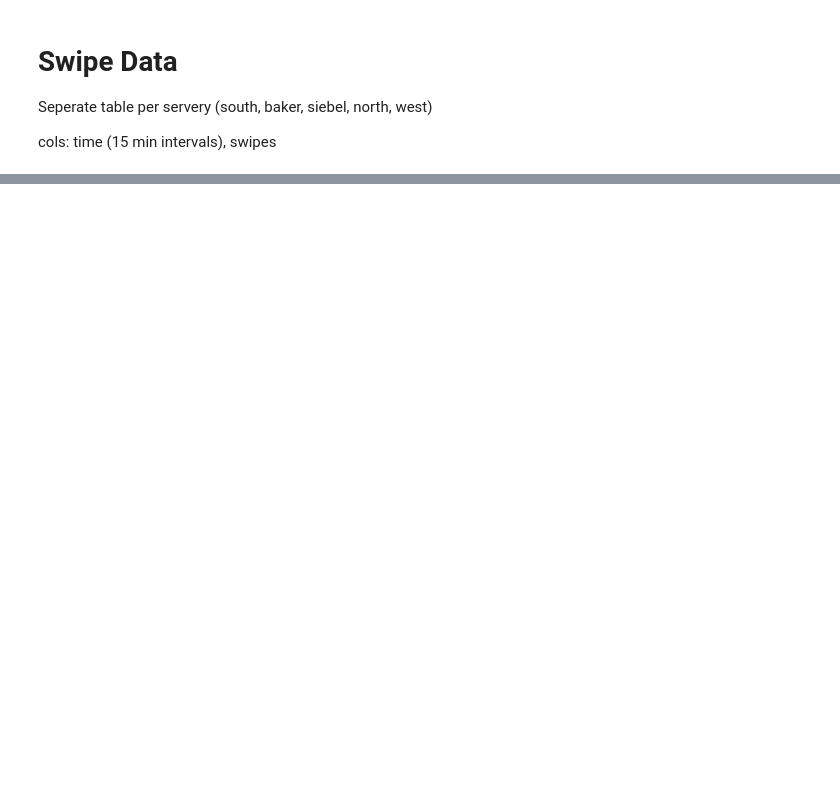
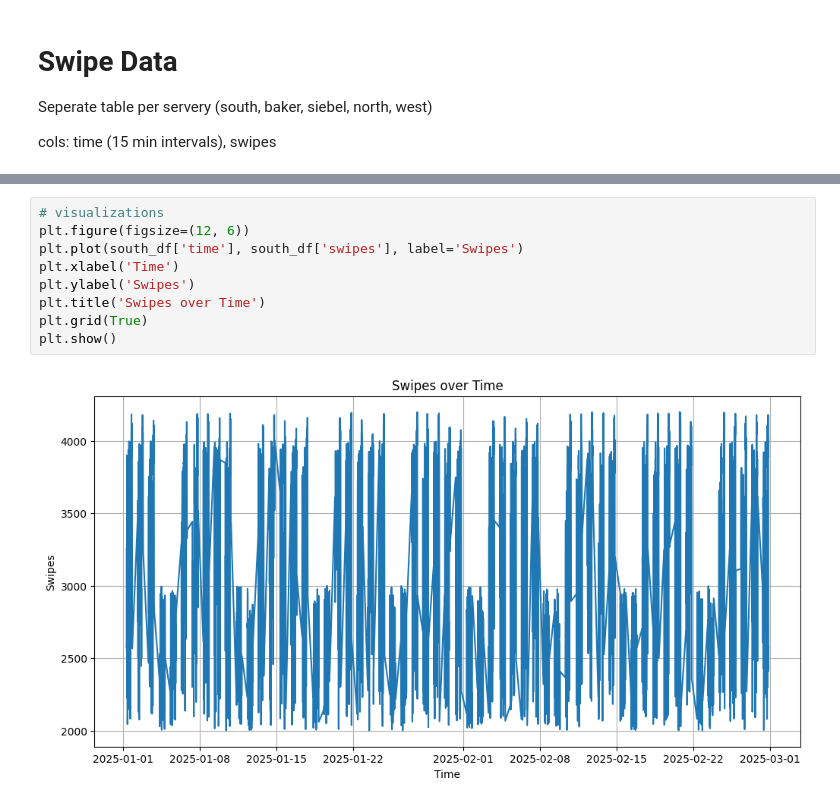
Before and after one commit to j00lee/DLab-H-D-Optimization, a Jupyter notebook: datasim.ipynb, the cells around one changed output, grey strips where cells are left out. Cells and saved outputs as stored; diff of their text form; blank space fills up the shorter version.

```diff
--- a/datasim.ipynb
+++ b/datasim.ipynb
@@ -42 +54,12 @@ south_df
 3009 rows × 2 columns
+# %%
+# visualizations
+plt.figure(figsize=(12, 6))
+plt.plot(south_df['time'], south_df['swipes'], label='Swipes')
+plt.xlabel('Time')
+plt.ylabel('Swipes')
+plt.title('Swipes over Time')
+plt.grid(True)
+plt.show()
+# %% [output]
+[figure, added]
```
Also changed, not shown: parts of 2 cells of this notebook.
